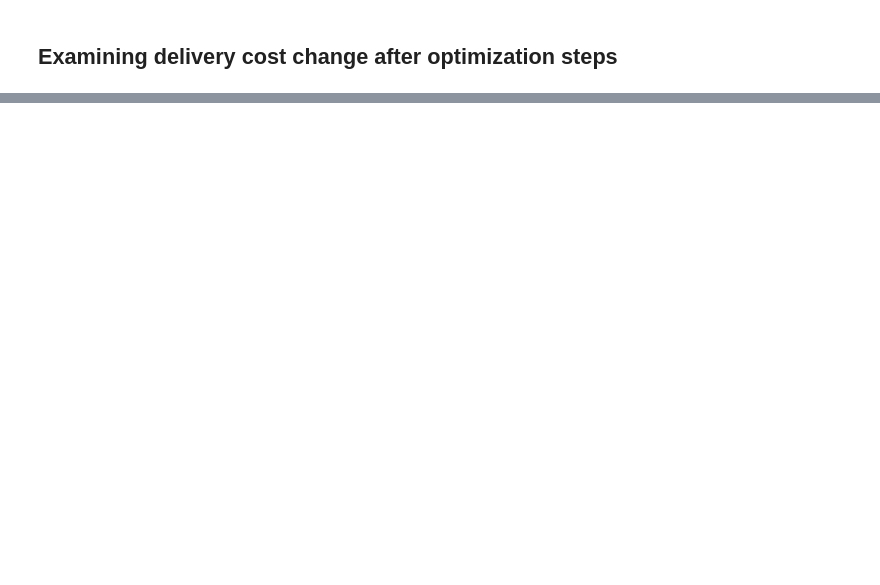
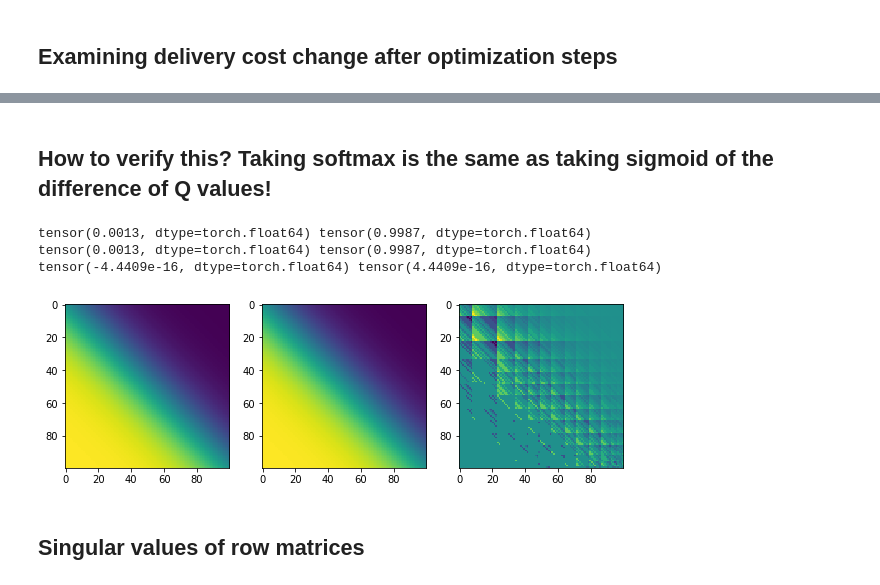
Before and after one commit to flyingleafe/dqnroute, a Jupyter notebook: notebooks/igor_run_simulation.ipynb, the cells around one changed output, grey strips where cells are left out. Drawn from its saved outputs; the diff is of its cells as text; code cells hidden in the pictures; blank space fills up the shorter version.

```diff
--- a/notebooks/igor_run_simulation.ipynb
+++ b/notebooks/igor_run_simulation.ipynb
@@ -351,14 +278,14 @@ Testing delivery from ('source', 0) to ('sink', 0)...
 # %% [markdown]
 ## Search of adversarial examples to maximize delivery cost w.r.t. input embeddings
 # %%
-import sympy
 from adversarial import PGDAdversary
 from collections import OrderedDict
 from ml_util import Util
 
 adv = PGDAdversary(rho=1.5, steps=100, step_size=0.02, random_start=True, stop_loss=1e5, verbose=2,
-                   norm="scaled_l_2", n_repeat=2, repeat_mode="min", initial_smoothing_alpha=0.01)
+                   norm="scaled_l_2", n_repeat=2, repeat_mode="min")
 
+ACCOUNT_FOR_CONVEYOR_LENGTHS = True
 
 def get_markov_chain_solution(g: RouterGraph, sink: AgentId, reachable_nodes: List[AgentId],
                               reachable_diverters: List[AgentId]):
@@ -418,6 +345,8 @@ def get_markov_chain_solution(g: RouterGraph, sink: AgentId, reachable_nodes: Li
     #print(f"  solution: {solution}")
     return params, solution
 
+smoothing_alpha = 1e-6
+
 def smooth(p, alpha: float):
     # smoothing
     # to get rid of 0 and 1 probabilities that lead to saturated gradients
@@ -464,7 +393,7 @@ for sink in g.sinks:
         print(f"    Expected delivery cost from {source} = {symbolic_objective}")
         objective = sympy.lambdify(params, symbolic_objective)
 
-        def get_gradient(x: torch.tensor, smoothing_alpha: float) -> Tuple[torch.tensor, float, str]:
+        def get_gradient(x: torch.tensor) -> Tuple[torch.tensor, float, str]:
             """
             :param x: parameter vector (the one expected to converge to an adversarial example)
             :param smoothing_alpha: smooth probabilities with this small positive number
@@ -616,0 +559,29 @@ for sink in g.sinks:
+# %% [markdown]
+## How to verify this? Taking softmax is the same as taking sigmoid of the difference of Q values!
+# %%
+get_range = lambda: torch.tensor(np.linspace(-150, -50, 100))
+a = get_range()
+b = get_range()
+a = a.view((a.numel(), 1)).expand((a.numel(), a.numel())).unsqueeze(2)
+b = b.view((1, b.numel())).expand((b.numel(), b.numel())).unsqueeze(2)
+#print(a)
+#print(b)
+grid = torch.cat((a, b), dim=2)
+#temp = MIN_TEMP
+temp = MIN_TEMP * 10
+f = lambda x: (x / temp).softmax(dim=2)[:, :, 0]
+g = lambda x: ((x[:, :, 0] - x[:, :, 1]) / temp).sigmoid()
+h = lambda x: f(x) - g(x)
+funcs = [f, g, h]
+fig, axes = plt.subplots(1, len(funcs), figsize=(10, 7))
+for func, ax in zip(funcs, axes):
+    result = func(grid)
+    ax.imshow(result)
+    print(result.min(), result.max())
+# %% [output]
+tensor(0.0013, dtype=torch.float64) tensor(0.9987, dtype=torch.float64)
+tensor(0.0013, dtype=torch.float64) tensor(0.9987, dtype=torch.float64)
+tensor(-4.4409e-16, dtype=torch.float64) tensor(4.4409e-16, dtype=torch.float64)
+[figure, added]
+# %% [markdown]
+## Singular values of row matrices
```
Also changed, not shown: parts of 10 cells of this notebook, 2 other files.
